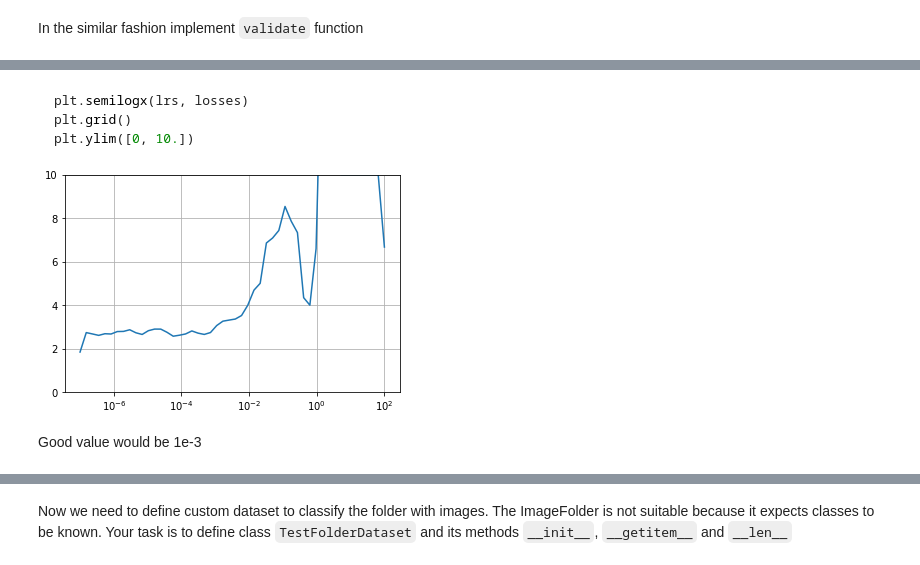
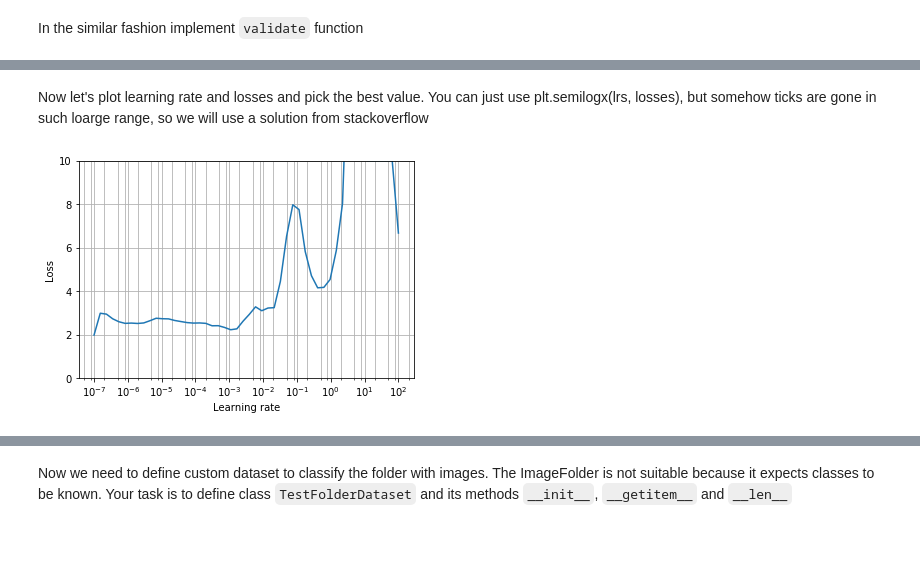
Before and after one commit to ducha-aiki/mpv-templates-backup, a Jupyter notebook: assignment_6_7_cnn_template/training-imagenette-CNN.ipynb, the cells around one changed output, grey strips where cells are left out. Drawn from its saved outputs; the diff is of its cells as text; code cells hidden in the pictures; blank space fills up the shorter version.

````diff
--- a/assignment_6_7_cnn_template/training-imagenette-CNN.ipynb
+++ b/assignment_6_7_cnn_template/training-imagenette-CNN.ipynb
@@ -95,7 +87,7 @@ for i in range(3):
 # %%
 from cnn_training import get_dataset_statistics
 
-mean, std = get_dataset_statistics(ImageNette_for_statistics)
+#mean, std = get_dataset_statistics(ImageNette_for_statistics)
+mean, std = [0.46248055, 0.4579692, 0.42981696], [0.14145005, 0.1439656, 0.1707164]
 print (mean, std)
-#zeros and ones are stub, not the reference solution
 # %% [output]
@@ -294,9 +278,23 @@ plt.ylim([0, 10.])
-# %% [markdown]
-```python
-plt.semilogx(lrs, losses)
-plt.grid()
-plt.ylim([0, 10.])
-```
-![image.png](attachment:image.png)
-
-Good value would be 1e-3
+# %% [markdown]
+Now let's plot learning rate and losses and pick the best value. You can just use plt.semilogx(lrs, losses), but somehow ticks
+are gone in such loarge range, so we will use a solution from stackoverflow
+# %%
+# https://stackoverflow.com/questions/44078409/matplotlib-semi-log-plot-minor-tick-marks-are-gone-when-range-is-large/44079725#44079725
+def plot_lrs_losses(lrs, losses):
+    import matplotlib.ticker
+    fig, ax=plt.subplots()
+    ax.semilogx(lrs, losses)
+    ax.set_ylim([0, 10.])
+    ax.grid(True, which="both")
+    locmaj = matplotlib.ticker.LogLocator(base=10,numticks=12)
+    ax.xaxis.set_major_locator(locmaj)
+    locmin = matplotlib.ticker.LogLocator(base=10.0,subs=(0.1,0.2,0.5, 0.8),numticks=12)
+    ax.xaxis.set_minor_locator(locmin)
+    ax.xaxis.set_minor_formatter(matplotlib.ticker.NullFormatter())
+    ax.set_xlabel('Learning rate')
+    ax.set_ylabel('Loss')
+    plt.show()
+    return
+plot_lrs_losses(lrs, losses)
+# %% [output]
+[figure, added]
````
Also changed, not shown: parts of 20 cells of this notebook, 7 other files.
